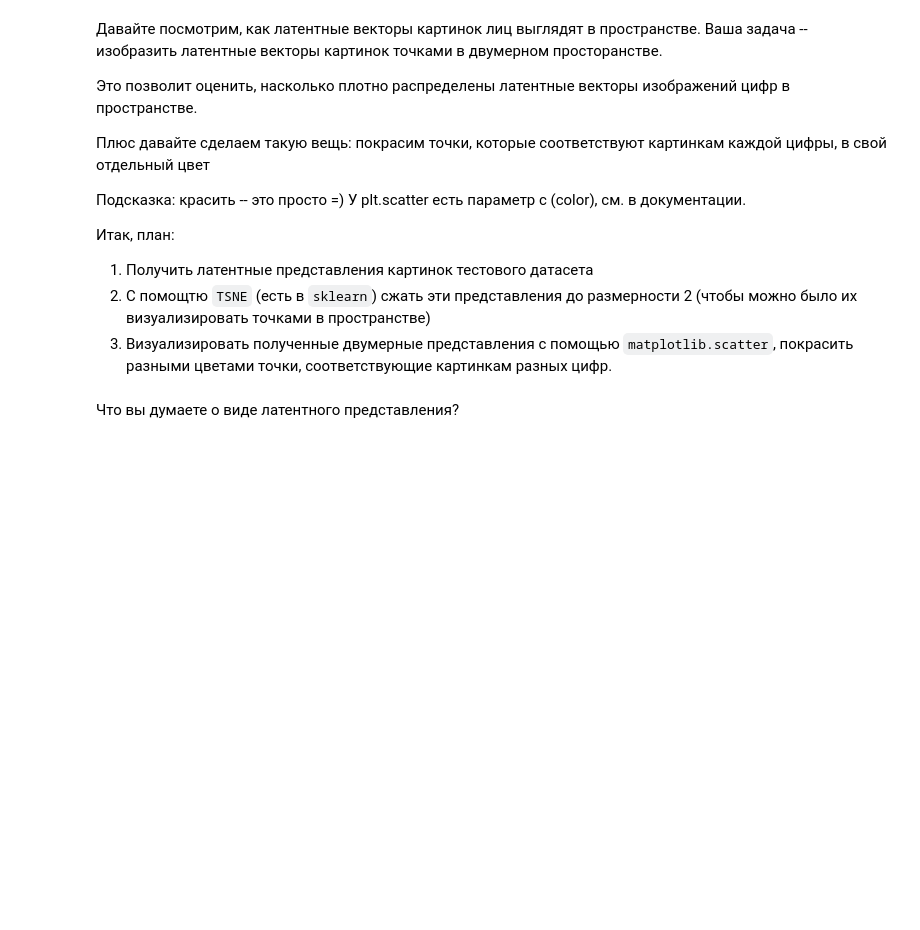
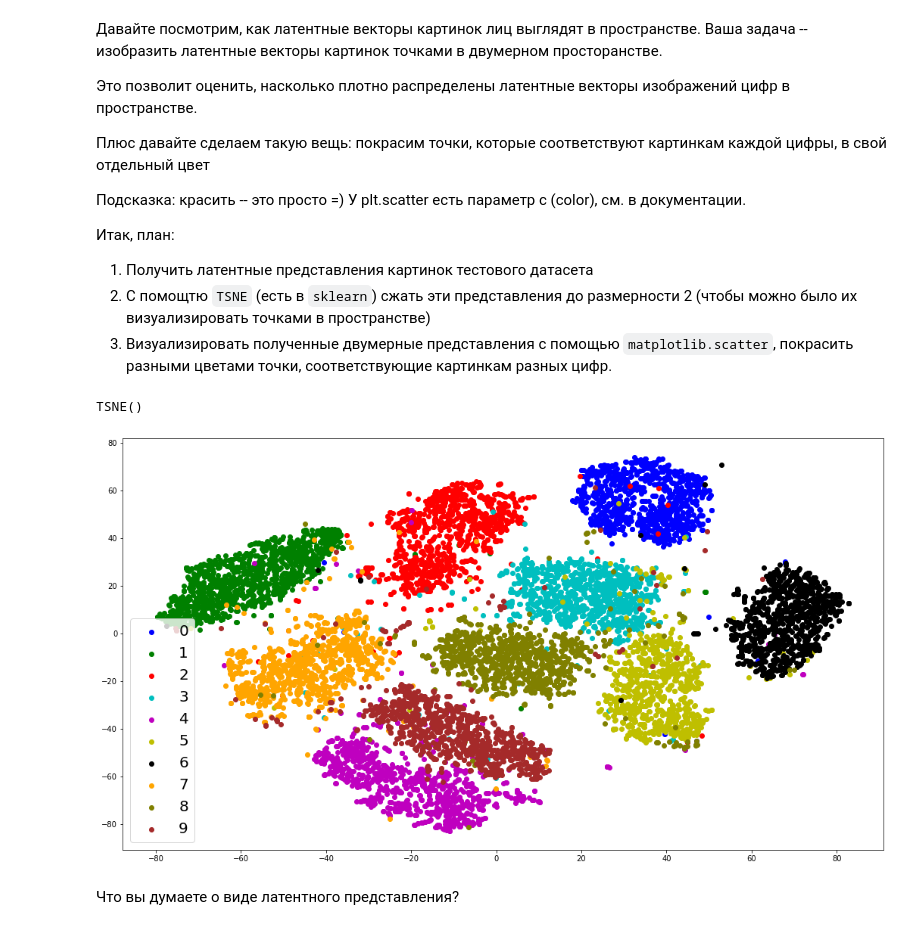
Before and after one commit to iptkachev/dls_part1, a Jupyter notebook: [hw]autoencoders.ipynb, the cells around one changed output. Drawn from its saved outputs; the diff is of its cells as text; code cells hidden in the pictures; blank space fills up the shorter version.

```diff
--- a/[hw]autoencoders.ipynb
+++ b/[hw]autoencoders.ipynb
@@ -476,3 +534,33 @@ output = <скормите z декодеру>
+# %%
+X_full_latent = []
+y_full_latent = []
+for X_batch, y_batch in mnist_dataloaders["val"]:
+  X_batch_latent = v_autoencoder.gaussian_sampler(*v_autoencoder.encode(X_batch.to(device)))
+  X_full_latent.append(X_batch_latent.cpu().detach().numpy())
+  y_full_latent.append(y_batch.detach().numpy())
+# %%
+from sklearn.manifold import TSNE
+
+tsne = TSNE(n_components=2)
+tsne.fit(np.concatenate(X_full_latent))
+# %% [output]
+TSNE()
+# %%
+def plot_tsne_mnist(tsne):
+  colors = ['b', 'g', 'r', 'c', 'm', 'y', 'k', 'orange', 'olive', 'brown']
+  cdict = dict(zip(range(10), colors))
+  groups = np.concatenate(y_full_latent)
+
+  fig, ax = plt.subplots(figsize=(18, 10))
+  for g in np.unique(groups):
+      ix = np.where(groups == g)
+      ax.scatter(tsne.embedding_[:, 0][ix], tsne.embedding_[:, 1][ix], c=cdict[g], label=g)
+  ax.legend(fontsize=20)
+  plt.show()
+# %%
+plot_tsne_mnist(tsne)
+# %% [output]
+[figure, added]
 # %% [markdown]
 Что вы думаете о виде латентного представления?
 # %% [markdown]
```
Also changed, not shown: parts of 27 cells of this notebook.
